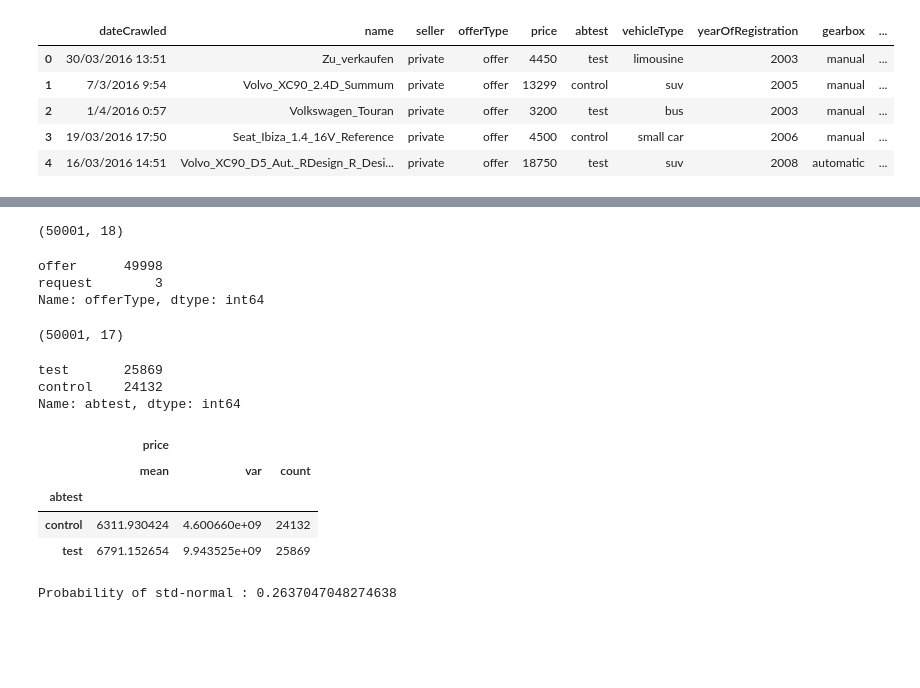
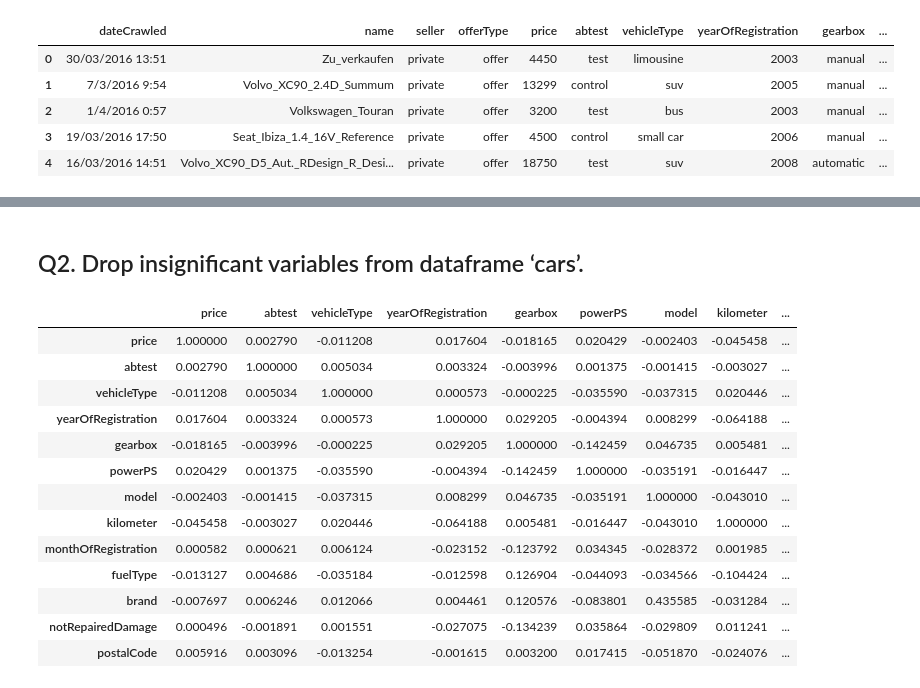
Before and after one commit to Shidhu348/T-N-T-Lab, a Jupyter notebook: Day9/lab12.ipynb, the cells around one changed output, grey strips where cells are left out. Drawn from its saved outputs; the diff is of its cells as text; code cells hidden in the pictures; blank space fills up the shorter version.

```diff
--- a/Day9/lab12.ipynb
+++ b/Day9/lab12.ipynb
@@ -20,0 +56,5 @@ df.head()
+# %%
+for col in df.columns:
+    print(col)
+    print(df[col].value_counts())
+    print()
@@ -20,0 +79,4 @@ df.head()
+# %%
+cols = ['seller', 'offerType']
+df.drop(columns=cols, inplace=True)
+df.head()
@@ -20,0 +90,7 @@ df.head()
+# %%
+cols = ['abtest', 'vehicleType', 'gearbox', 'model', 'fuelType', 'brand', 'notRepairedDamage']
+
+for col in cols:
+    le = preprocessing.LabelEncoder()
+    df[col] = le.fit_transform(df[col].astype(str))
+df.head()
@@ -25,39 +108,19 @@ df.shape
-# %%
-df.seller.value_counts()
-df.drop(columns="seller", inplace= True)
+# %% [markdown]
+## Q2. Drop insignificant variables from dataframe ‘cars’.
 # %%
-df.shape
+df.corr()
 # %% [output]
-(50001, 18)
+|  | price | abtest | vehicleType | yearOfRegistration | gearbox | powerPS | model | kilometer | ... |
+| price | 1.000000 | 0.002790 | -0.011208 | 0.017604 | -0.018165 | 0.020429 | -0.002403 | -0.045458 | ... |
+| abtest | 0.002790 | 1.000000 | 0.005034 | 0.003324 | -0.003996 | 0.001375 | -0.001415 | -0.003027 | ... |
+| vehicleType | -0.011208 | 0.005034 | 1.000000 | 0.000573 | -0.000225 | -0.035590 | -0.037315 | 0.020446 | ... |
+| yearOfRegistration | 0.017604 | 0.003324 | 0.000573 | 1.000000 | 0.029205 | -0.004394 | 0.008299 | -0.064188 | ... |
+| gearbox | -0.018165 | -0.003996 | -0.000225 | 0.029205 | 1.000000 | -0.142459 | 0.046735 | 0.005481 | ... |
+| powerPS | 0.020429 | 0.001375 | -0.035590 | -0.004394 | -0.142459 | 1.000000 | -0.035191 | -0.016447 | ... |
+| model | -0.002403 | -0.001415 | -0.037315 | 0.008299 | 0.046735 | -0.035191 | 1.000000 | -0.043010 | ... |
+| kilometer | -0.045458 | -0.003027 | 0.020446 | -0.064188 | 0.005481 | -0.016447 | -0.043010 | 1.000000 | ... |
+| monthOfRegistration | 0.000582 | 0.000621 | 0.006124 | -0.023152 | -0.123792 | 0.034345 | -0.028372 | 0.001985 | ... |
+| fuelType | -0.013127 | 0.004686 | -0.035184 | -0.012598 | 0.126904 | -0.044093 | -0.034566 | -0.104424 | ... |
+| brand | -0.007697 | 0.006246 | 0.012066 | 0.004461 | 0.120576 | -0.083801 | 0.435585 | -0.031284 | ... |
+| notRepairedDamage | 0.000496 | -0.001891 | 0.001551 | -0.027075 | -0.134239 | 0.035864 | -0.029809 | 0.011241 | ... |
+| postalCode | 0.005916 | 0.003096 | -0.013254 | -0.001615 | 0.003200 | 0.017415 | -0.051870 | -0.024076 | ... |
-# %%
-df.offerType.value_counts()
-# %% [output]
-offer      49998
-request        3
-Name: offerType, dtype: int64
-# %%
-df.drop("offerType", axis=1, inplace=True)
-df.shape
-# %% [output]
-(50001, 17)
-# %%
-df.abtest.value_counts()
-# %% [output]
-test       25869
-control    24132
-Name: abtest, dtype: int64
-# %%
-abtest_stats = df.groupby("abtest").agg({"price": ["mean", "var", "count"]})
-abtest_stats
-# %% [output]
-|  | price |  |  |
-|  | mean | var | count |
-| abtest |  |  |  |
-| control | 6311.930424 | 4.600660e+09 | 24132 |
-| test | 6791.152654 | 9.943525e+09 | 25869 |
-# %%
-z_abtest = (abtest_stats[('price', 'mean')][1] - abtest_stats[('price', 'mean')][0])/ np.sqrt((abtest_stats[('price', 'var')][1]/ abtest_stats[('price', 'count')][1]) + (abtest_stats[('price', 'var')][0]/ abtest_stats[('price', 'count')][0]))
-
-print(f"Probability of std-normal : {st.norm.sf(abs(z_abtest))}")
-# %% [output]
-Probability of std-normal : 0.2637047048274638
```
Also changed, not shown: parts of 17 cells of this notebook.
